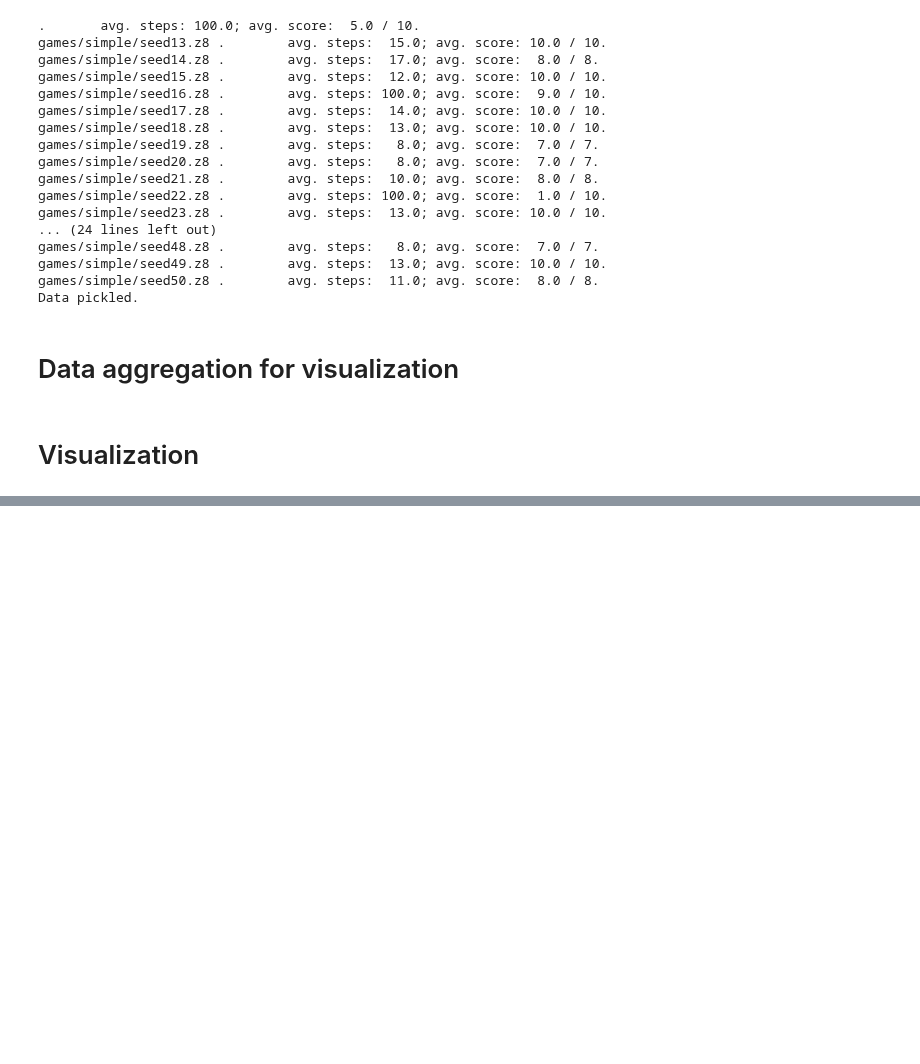
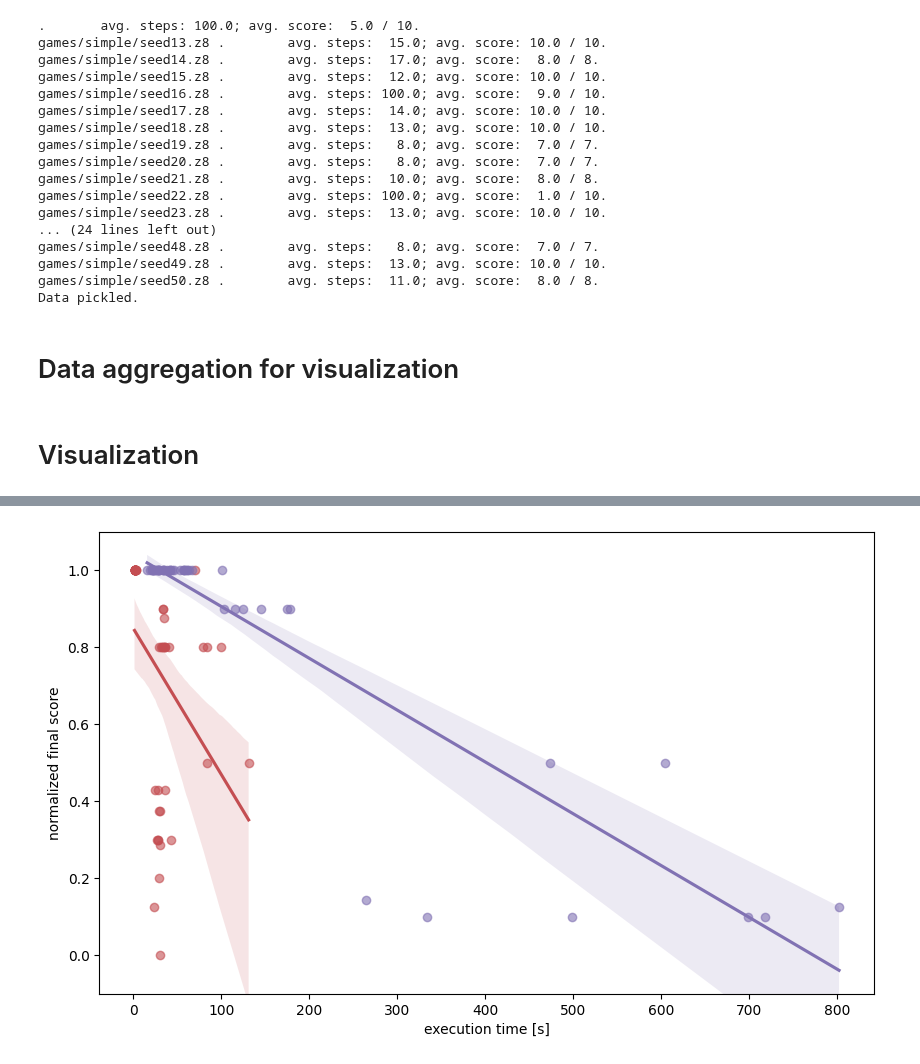
Before and after one commit to MizuGreg/LLMs-Play-Textual-Games, a Jupyter notebook: Code/Experiments/Experiment1_Reasoning.ipynb, the cells around one changed output, grey strips where cells are left out. Drawn from its saved outputs; the diff is of its cells as text; code cells hidden in the pictures; blank space fills up the shorter version.

```diff
--- a/Code/Experiments/Experiment1_Reasoning.ipynb
+++ b/Code/Experiments/Experiment1_Reasoning.ipynb
@@ -153,13 +151,14 @@ import pandas as pd
 # %%
-basemodel = []
-reasoning = []
+final_scores_arrays = {"basemodel": [], "reasoning": []}
+final_times_arrays = {"basemodel": [], "reasoning": []}
 
-final_arrays = {"basemodel": basemodel, "reasoning": reasoning}
-
-for model in final_arrays.keys():
+for model in final_scores_arrays.keys():
     with open(f"./Experiment {exp_number}/{model}_{game}.pickle", "rb") as f:
         results_all_seeds = pickle.load(f)
-    final_scores = [run[-1][2] for run in results_all_seeds] # last step, score
-    final_arrays[model] = np.array(final_scores)
+    final_scores = [run[-1][1] for run in results_all_seeds] # last step, score
+    final_scores = np.array(final_scores) / np.array(max_scores)
+    final_scores_arrays[model] = np.array(final_scores)
+    final_times = [run[-1][2] for run in results_all_seeds] # last step, score
+    final_times_arrays[model] = np.array(final_times)
 # %% [markdown]
 # Visualization
@@ -243,0 +291,38 @@ plt.show()
+# %%
+fig, ax = plt.subplots(figsize=(10,6))
+
+array_length = len(final_scores_arrays["basemodel"])
+scores_combined = np.concatenate(list(final_scores_arrays.values()))
+times_combined = np.concatenate(list(final_times_arrays.values()))
+labels = ["base model", "model with reasoning"]
+grouping = ["base model"] * array_length + ["model with reasoning"] * array_length
+
+reg1 = sns.regplot(
+    ax=ax,
+    x=final_times_arrays["basemodel"],
+    y=final_scores_arrays["basemodel"],
+    truncate=True,
+    color=custom_palette[0],
+    robust=False,
+    scatter_kws={"alpha": 0.6}
+)
+reg2 = sns.regplot(
+    ax=ax,
+    x=final_times_arrays["reasoning"],
+    y=final_scores_arrays["reasoning"],
+    truncate=True,
+    color=custom_palette[1],
+    robust=False,
+    scatter_kws={"alpha": 0.6}
+)
+
+
+ax.set_xlabel("execution time [s]")
+ax.set_ylabel("normalized final score")
+leeway = 0.1
+ax.set_ylim(0-leeway, 1+leeway)
+#ax.semilogx()
+#ax.grid(axis="both")
+plt.show()
+# %% [output]
+[figure, added]
```
Also changed, not shown: parts of 10 cells of this notebook, 2 other files.
